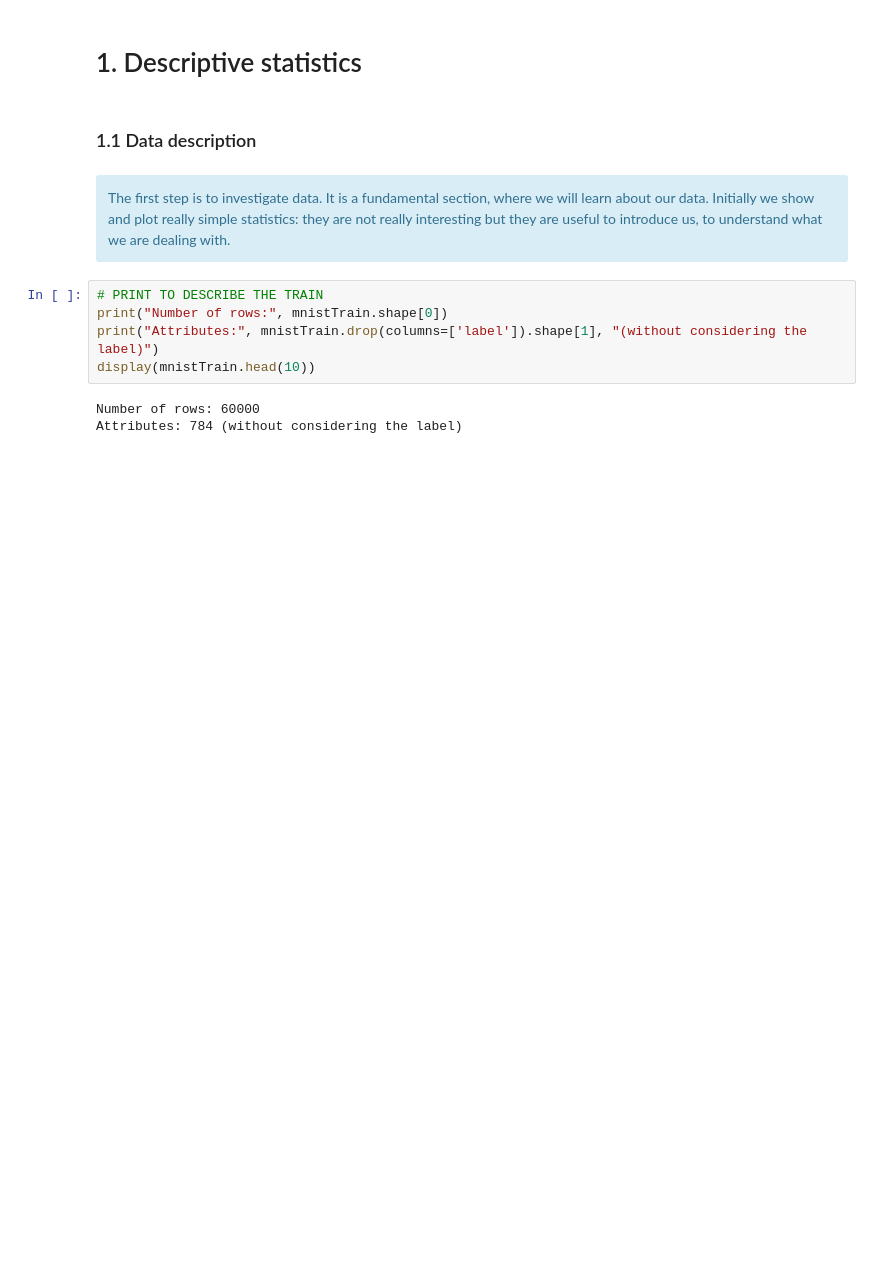
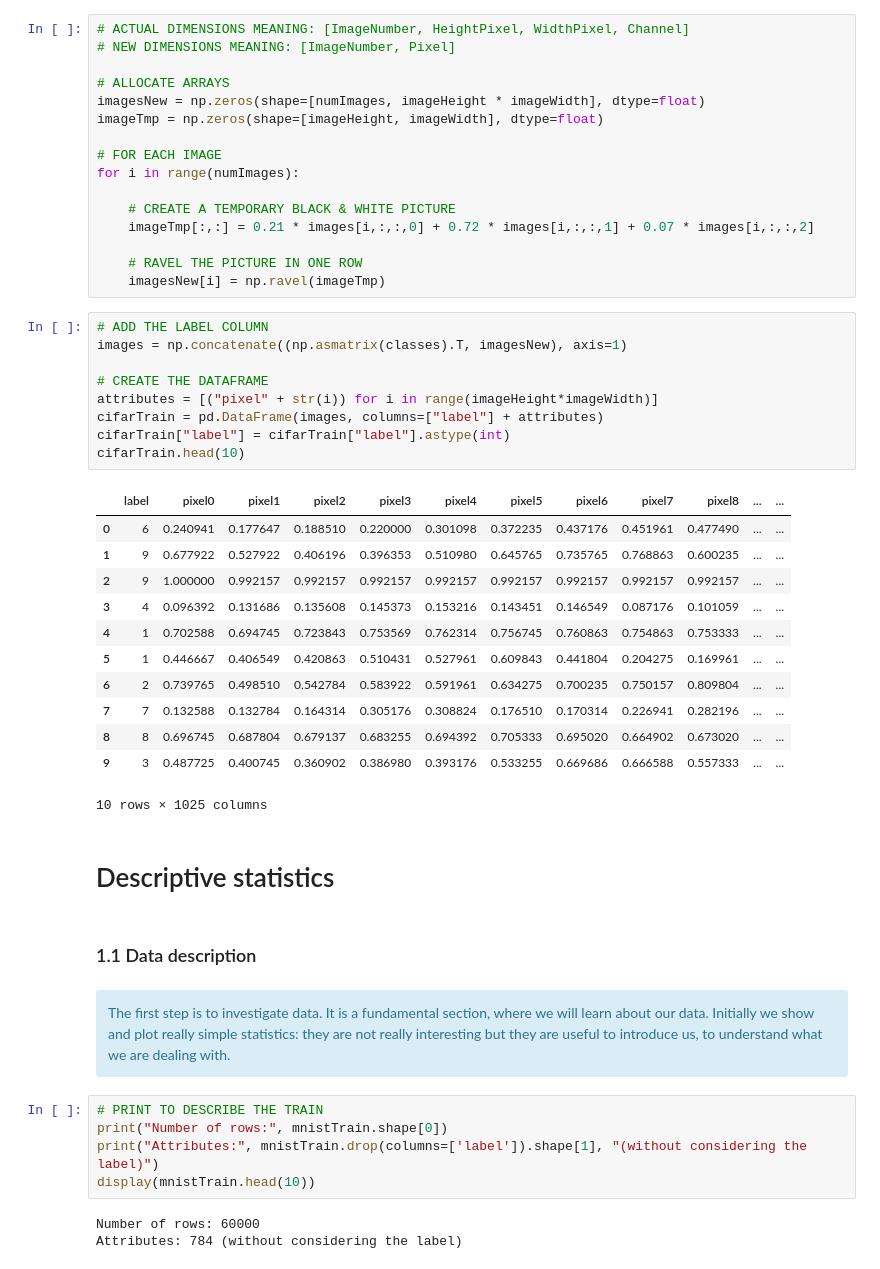
Before and after one commit to claudioscalzo/asi-challenge, a Jupyter notebook: asi_challenge_claudio_scalzo.ipynb, the cells around one changed output. Drawn from its saved outputs; the diff is of its cells as text; blank space fills up the shorter version.

Commit message:
Beginning of the CIFAR processing. Trainset imported and transformed.

```diff
--- a/asi_assessed_claudio_scalzo.ipynb
+++ b/asi_challenge_claudio_scalzo.ipynb
@@ -29,5 +85,43 @@ mnistTest = pd.read_csv(mnistTestFile)
+# %%
+# ACTUAL DIMENSIONS MEANING: [ImageNumber, HeightPixel, WidthPixel, Channel]
+# NEW DIMENSIONS MEANING: [ImageNumber, Pixel]
+
+# ALLOCATE ARRAYS
+imagesNew = np.zeros(shape=[numImages, imageHeight * imageWidth], dtype=float)
+imageTmp = np.zeros(shape=[imageHeight, imageWidth], dtype=float)
+
+# FOR EACH IMAGE
+for i in range(numImages):
+
+    # CREATE A TEMPORARY BLACK & WHITE PICTURE
+    imageTmp[:,:] = 0.21 * images[i,:,:,0] + 0.72 * images[i,:,:,1] + 0.07 * images[i,:,:,2]
+
+    # RAVEL THE PICTURE IN ONE ROW
+    imagesNew[i] = np.ravel(imageTmp)
+# %%
+# ADD THE LABEL COLUMN
+images = np.concatenate((np.asmatrix(classes).T, imagesNew), axis=1)
+
+# CREATE THE DATAFRAME
+attributes = [("pixel" + str(i)) for i in range(imageHeight*imageWidth)]
+cifarTrain = pd.DataFrame(images, columns=["label"] + attributes)
+cifarTrain["label"] = cifarTrain["label"].astype(int)
+cifarTrain.head(10)
+# %% [output]
+|  | label | pixel0 | pixel1 | pixel2 | pixel3 | pixel4 | pixel5 | pixel6 | pixel7 | pixel8 | ... | ... |
+| 0 | 6 | 0.240941 | 0.177647 | 0.188510 | 0.220000 | 0.301098 | 0.372235 | 0.437176 | 0.451961 | 0.477490 | ... | ... |
+| 1 | 9 | 0.677922 | 0.527922 | 0.406196 | 0.396353 | 0.510980 | 0.645765 | 0.735765 | 0.768863 | 0.600235 | ... | ... |
+| 2 | 9 | 1.000000 | 0.992157 | 0.992157 | 0.992157 | 0.992157 | 0.992157 | 0.992157 | 0.992157 | 0.992157 | ... | ... |
+| 3 | 4 | 0.096392 | 0.131686 | 0.135608 | 0.145373 | 0.153216 | 0.143451 | 0.146549 | 0.087176 | 0.101059 | ... | ... |
+| 4 | 1 | 0.702588 | 0.694745 | 0.723843 | 0.753569 | 0.762314 | 0.756745 | 0.760863 | 0.754863 | 0.753333 | ... | ... |
+| 5 | 1 | 0.446667 | 0.406549 | 0.420863 | 0.510431 | 0.527961 | 0.609843 | 0.441804 | 0.204275 | 0.169961 | ... | ... |
+| 6 | 2 | 0.739765 | 0.498510 | 0.542784 | 0.583922 | 0.591961 | 0.634275 | 0.700235 | 0.750157 | 0.809804 | ... | ... |
+| 7 | 7 | 0.132588 | 0.132784 | 0.164314 | 0.305176 | 0.308824 | 0.176510 | 0.170314 | 0.226941 | 0.282196 | ... | ... |
+| 8 | 8 | 0.696745 | 0.687804 | 0.679137 | 0.683255 | 0.694392 | 0.705333 | 0.695020 | 0.664902 | 0.673020 | ... | ... |
+| 9 | 3 | 0.487725 | 0.400745 | 0.360902 | 0.386980 | 0.393176 | 0.533255 | 0.669686 | 0.666588 | 0.557333 | ... | ... |
+10 rows × 1025 columns
 # %% [markdown]
-# 1. Descriptive statistics
+# Descriptive statistics
 # %% [markdown]
 ### 1.1 Data description
 # %% [markdown]
```
Also changed, not shown: parts of 14 cells of this notebook.
